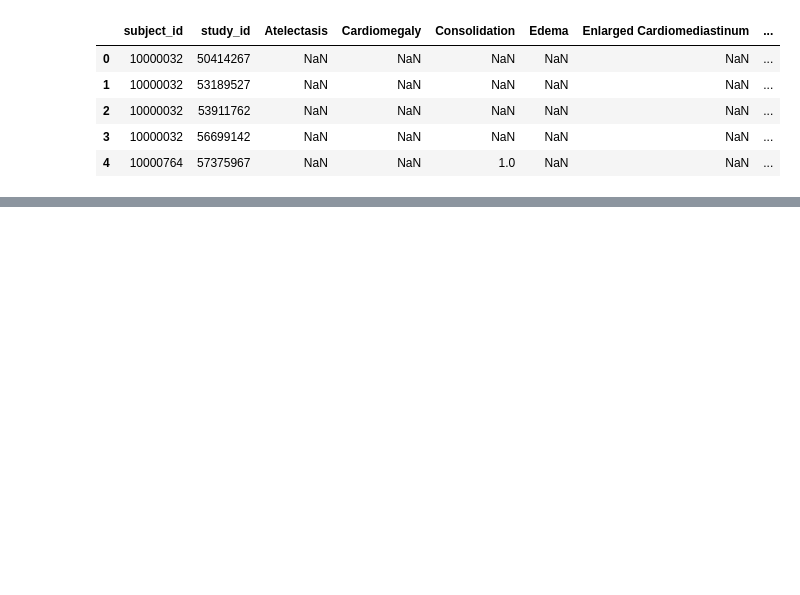
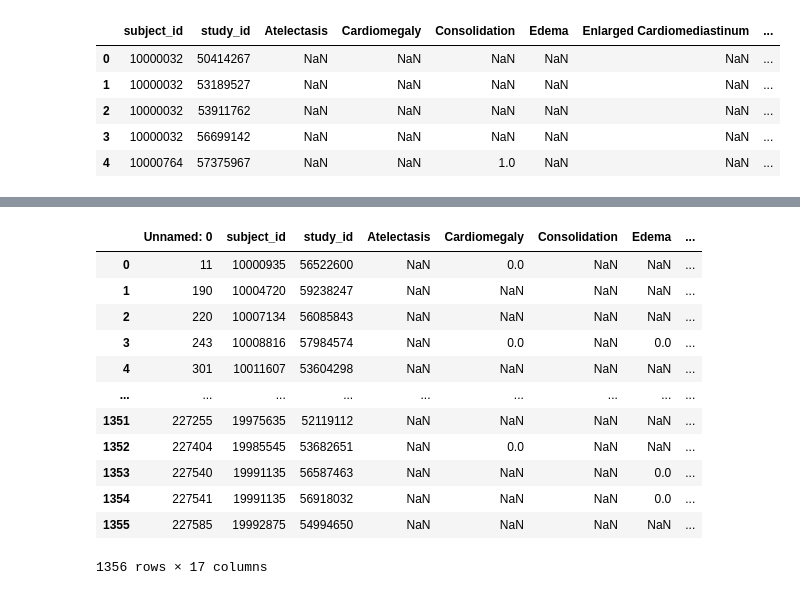
Before and after one commit to akshat2048/MSOE_ML, a Jupyter notebook: datasetsforeverything/MIMICSetUpForFracture.ipynb, the cells around one changed output, grey strips where cells are left out. Saved outputs shown, nothing was run; the diff lists cells and outputs as text; code cells hidden in the pictures; blank space fills up the shorter version.

```diff
--- a/datasetsforeverything/MIMICSetUpForFracture.ipynb
+++ b/datasetsforeverything/MIMICSetUpForFracture.ipynb
@@ -21,0 +32,16 @@ df[df['Sums'] == 1.0][df['Fracture'] == 1.0].drop(columns=['Sums'], inplace=Fals
+# %%
+pd.read_csv('mimic-cxr-2.0.0-chexpert-fracture.csv')
+# %% [output]
+|  | Unnamed: 0 | subject_id | study_id | Atelectasis | Cardiomegaly | Consolidation | Edema | ... |
+| 0 | 11 | 10000935 | 56522600 | NaN | 0.0 | NaN | NaN | ... |
+| 1 | 190 | 10004720 | 59238247 | NaN | NaN | NaN | NaN | ... |
+| 2 | 220 | 10007134 | 56085843 | NaN | NaN | NaN | NaN | ... |
+| 3 | 243 | 10008816 | 57984574 | NaN | 0.0 | NaN | 0.0 | ... |
+| 4 | 301 | 10011607 | 53604298 | NaN | NaN | NaN | NaN | ... |
+| ... | ... | ... | ... | ... | ... | ... | ... | ... |
+| 1351 | 227255 | 19975635 | 52119112 | NaN | NaN | NaN | NaN | ... |
+| 1352 | 227404 | 19985545 | 53682651 | NaN | 0.0 | NaN | NaN | ... |
+| 1353 | 227540 | 19991135 | 56587463 | NaN | NaN | NaN | 0.0 | ... |
+| 1354 | 227541 | 19991135 | 56918032 | NaN | NaN | NaN | 0.0 | ... |
+| 1355 | 227585 | 19992875 | 54994650 | NaN | NaN | NaN | NaN | ... |
+1356 rows × 17 columns
```
Also changed, not shown: parts of 3 cells of this notebook, 3 other files.
